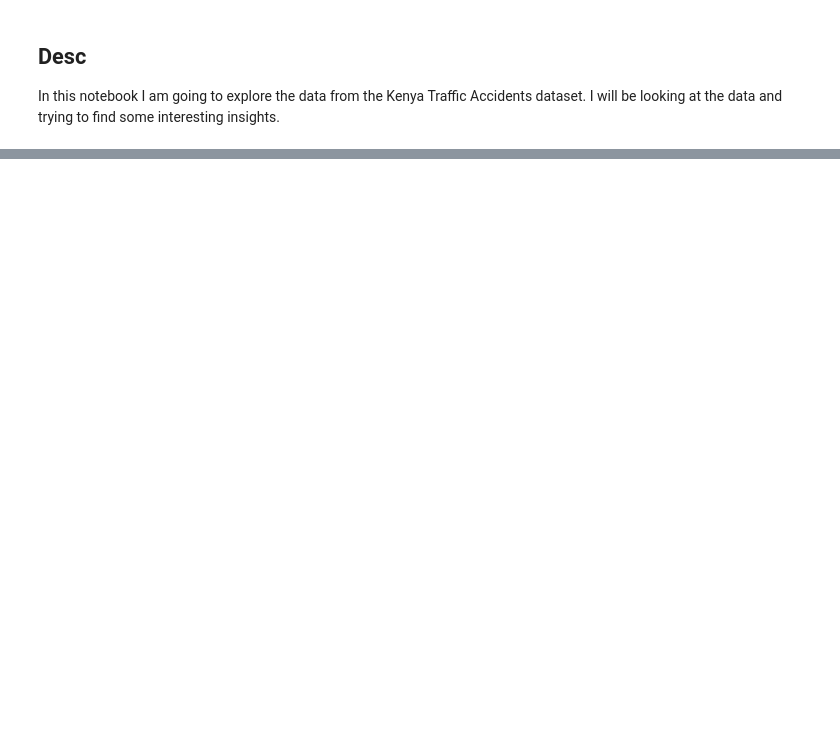
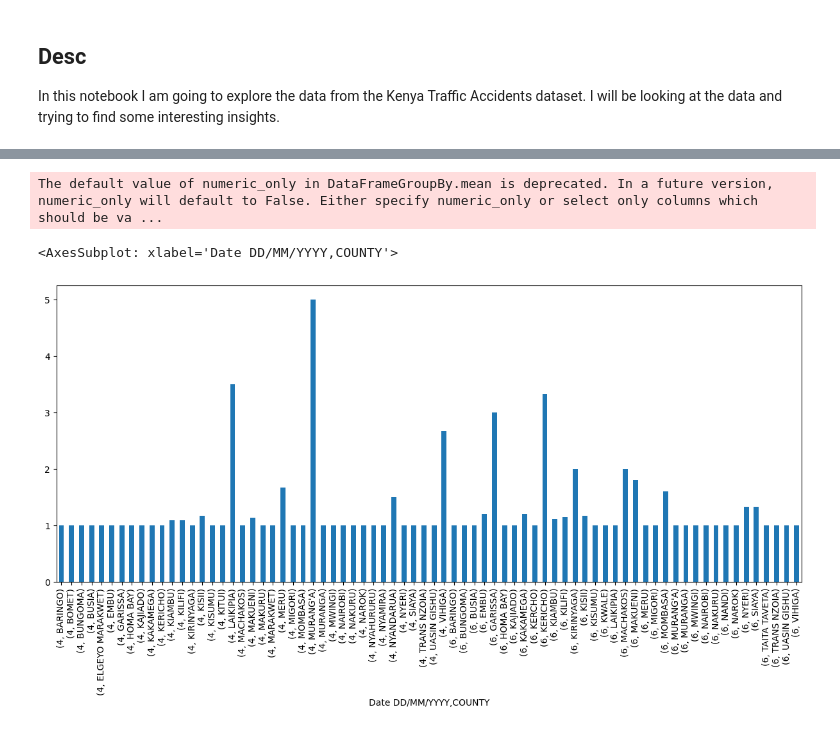
Before and after one commit to jinef-john/Kenya-Analytics, a Jupyter notebook: kenya_accidents.ipynb, the cells around one changed output, grey strips where cells are left out. Cells and saved outputs as stored; diff of their text form; code cells hidden in the pictures; blank space fills up the shorter version.

```diff
--- a/kenya_accidents.ipynb
+++ b/kenya_accidents.ipynb
@@ -46,0 +265,7 @@ Name: 0, dtype: object
+# %%
+# accidents per county per month
+df.groupby([df.index.month, 'COUNTY']).mean()['NO.'].plot(kind='bar', figsize=(15, 6))
+# %% [output]
+The default value of numeric_only in DataFrameGroupBy.mean is deprecated. In a future version, numeric_only will default to False. Either specify numeric_only or select only columns which should be va ...
+<AxesSubplot: xlabel='Date DD/MM/YYYY,COUNTY'>
+[figure, added]
```
Also changed, not shown: parts of 23 cells of this notebook, 1 other file.
